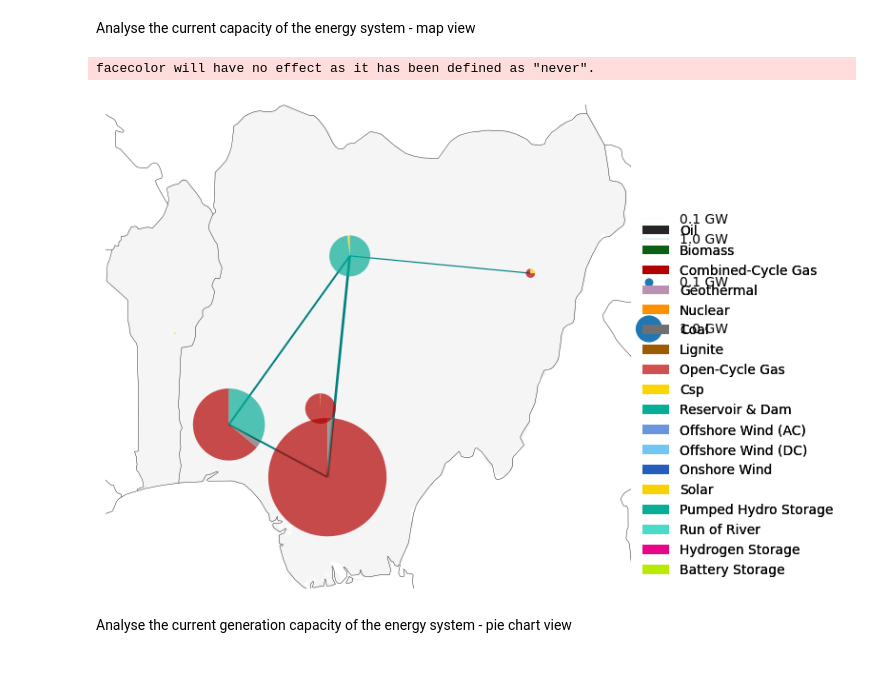
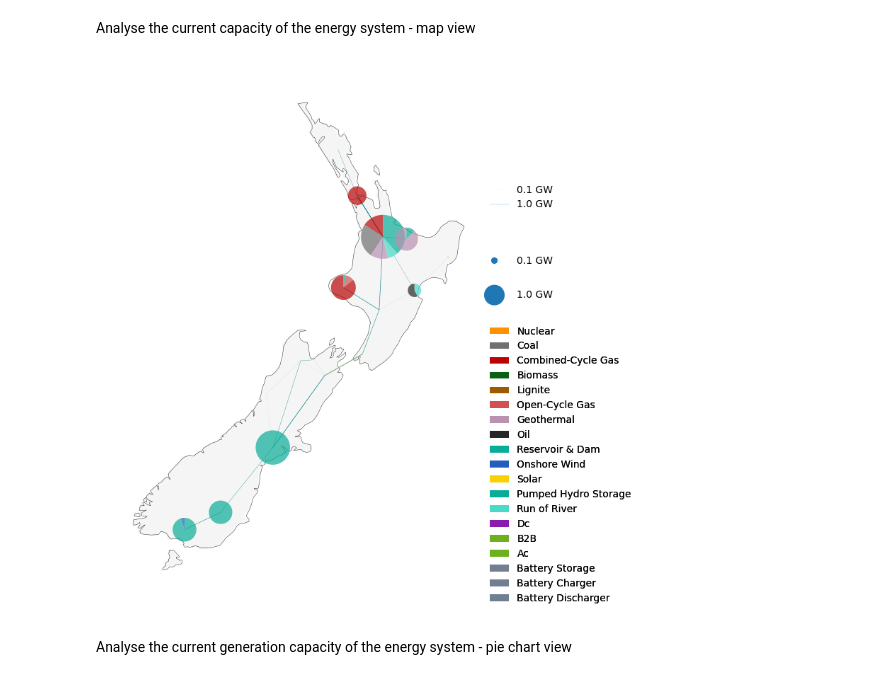
Before and after one commit to VicenteSF-git/pypsa-earth, a Jupyter notebook: network_analysis_NZ.ipynb, the cells around one changed output. Cells and saved outputs as stored; diff of their text form; code cells hidden in the pictures.

```diff
--- a/network_analysis_NZ.ipynb
+++ b/network_analysis_NZ.ipynb
@@ -41,7 +41,7 @@ sys.path.append(os.getcwd()+"/pypsa-earth/scripts")
 ## Path settings
 This section reads the config parameters from your config.yaml file and automatically reads the output of the optimization with those settings
 # %%
-PARENT = os.path.realpath("PyPSA-Earth/pypsa-earth/") + "/"
+PARENT = os.path.realpath("/home/vse23/Projects/pypsa-earth/") + "/"
 config = yaml.safe_load(open(PARENT + "config_NZ.yaml")) #VS "config.yaml"
 
 # Read config.yaml settings:
@@ -64,13 +64,13 @@ scenario_subpath = scenario_name + "/" if scenario_name else ""
 # Network file
 #results_path = PARENT + f"pypsa-earth/results/networks/elec_s_6_ec_lcopt_Co2L-4H.nc"
 #network_path = PARENT + f"pypsa-earth/networks/elec.nc"
-results_path = PARENT + f"pypsa-earth/results/Chile_2030/networks/elec_s_5_ec_lcopt_Co2L0.00-1h.nc"
-network_path = PARENT + f"pypsa-earth/networks/Chile_2030/elec.nc"
+results_path = PARENT + f"results/NZ-DryYear2012/networks/elec_s_16_ec_lcopt_Co2L0.40-1h.nc"
+network_path = PARENT + f"networks/NZ-DryYear2012/elec.nc"
 # Country shape file
-regions_onshore_path = PARENT + f"pypsa-earth/resources/shapes/country_shapes.geojson"
+regions_onshore_path = PARENT + f"resources/NZ-DryYear2012/shapes/country_shapes.geojson"
 # Renewable profile file
-solar_path = PARENT + f"pypsa-earth/resources/renewable_profiles/profile_solar.nc"
-onwind_path = PARENT + f"pypsa-earth/resources/renewable_profiles/profile_onwind.nc"
+solar_path = PARENT + f"resources/NZ-DryYear2012/renewable_profiles/profile_solar.nc"
+onwind_path = PARENT + f"resources/NZ-DryYear2012/renewable_profiles/profile_onwind.nc"
 # %% [markdown]
 ## Energy system analysis setup - power and energy generation
 # %%
@@ -155,8 +149,12 @@ line_scale = 6e3
 bus_sizes = [100, 1000]  # in MW
 line_sizes = [100, 1000]  # in MW
 
-n.carriers.drop("Load", inplace=True)
-fig, ax = plt.subplots(figsize=(8, 8), subplot_kw={"projection": ccrs.EqualEarth(n.buses.x.mean())})
+# Fixed NZ extent: a tight crop around the country to avoid showing the whole planet
+nz_extent = [166.0, 179.0, -48.5, -33.5]
+
+fig, ax = plt.subplots(figsize=(8, 8), subplot_kw={"projection": ccrs.EqualEarth(174.0)})
+
+# use only real generation/storage buses and keep the spatial focus on NZ
 gen = n.generators[n.generators.carrier != "load"].groupby(["bus", "carrier"]).p_nom.sum()
 sto = n.storage_units.groupby(["bus", "carrier"]).p_nom.sum()
 buses = pd.concat([gen, sto])
@@ -169,43 +167,44 @@ with plt.rc_context({"patch.linewidth": 0.}):
         link_widths=n.links.p_nom_opt / line_scale,
         line_colors="teal",
         ax=ax,
-        margin=0.2,
+        margin=0.02,
         color_geomap=None,
     )
+
 regions_onshore.plot(
     ax=ax,
     facecolor="whitesmoke",
     edgecolor="white",
     aspect="equal",
     transform=ccrs.PlateCarree(),
     linewidth=0,
 )
-ax.set_extent(regions_onshore.total_bounds[[0, 2, 1, 3]])
+ax.set_extent(nz_extent, crs=ccrs.PlateCarree())
+
 legend_kwargs = {"loc": "upper left", "frameon": False}
 legend_circles_dict = {"bbox_to_anchor": (1, 0.67), "labelspacing": 2.5, **legend_kwargs}
 
 add_legend_circles(
     ax,
     [s / bus_scale for s in bus_sizes],
     [f"{s / 1000} GW" for s in bus_sizes],
     legend_kw=legend_circles_dict,
 )
 add_legend_lines(
     ax,
     [s / line_scale for s in line_sizes],
     [f"{s / 1000} GW" for s in line_sizes],
     legend_kw={"bbox_to_anchor": (1, 0.8), **legend_kwargs},
 )
 add_legend_patches(
     ax,
     n.carriers.color,
     n.carriers.nice_name,
-    legend_kw={"bbox_to_anchor": (1, 0), **legend_kwargs, "loc":"lower left"},
+    legend_kw={"bbox_to_anchor": (1, 0), **legend_kwargs, "loc": "lower left"},
 )
 fig.tight_layout()
 # %% [output]
-facecolor will have no effect as it has been defined as "never".
-[figure, old version]
+[figure, new version]
 # %% [markdown]
 Analyse the current generation capacity of the energy system - pie chart view
 # %%
```
Also changed, not shown: parts of 13 cells of this notebook, 2 other files.
